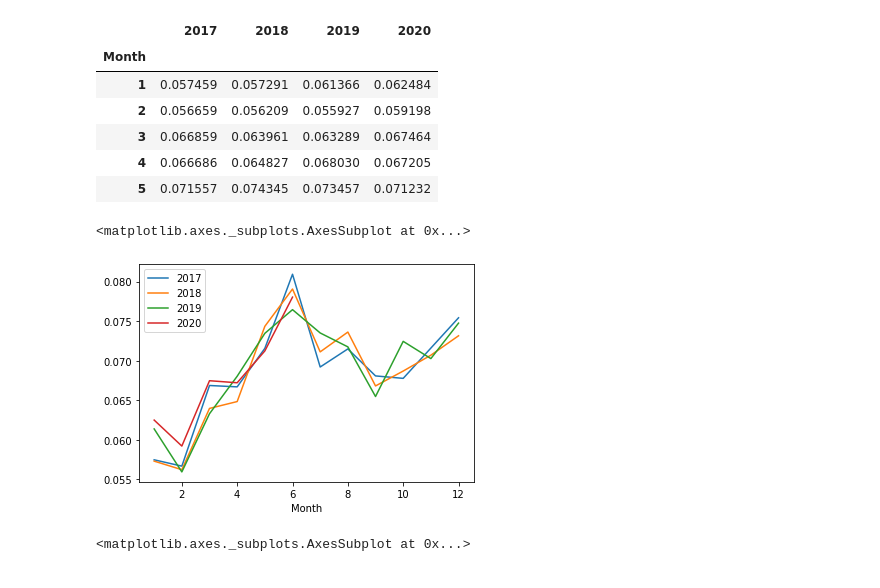
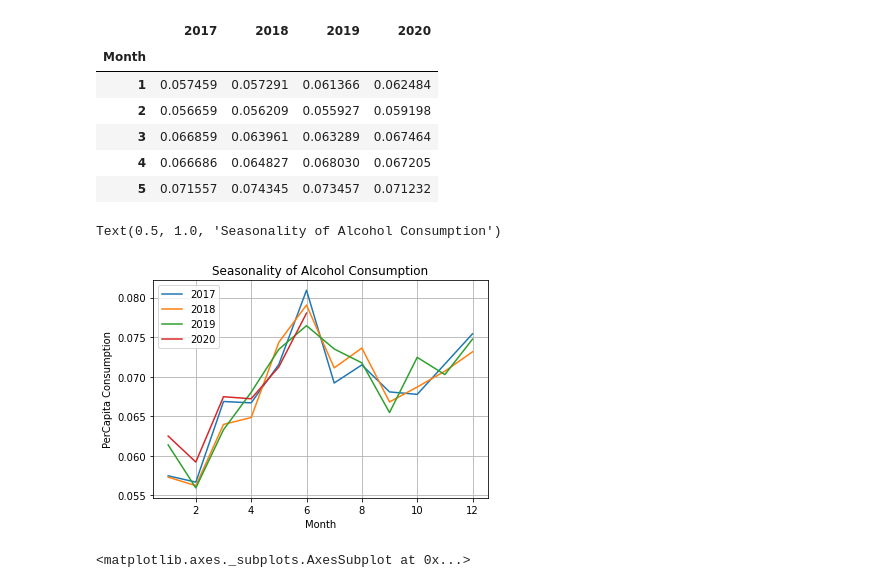
Before and after one commit to zach-18/Project_1_Group_3, a Jupyter notebook: PZJupyter.ipynb, the cells around one changed output. Saved outputs shown, nothing was run; the diff lists cells and outputs as text; code cells hidden in the pictures.

Commit message:
Updated visualization 1

```diff
--- a/PZJupyter.ipynb
+++ b/PZJupyter.ipynb
@@ -76,11 +76,15 @@ final_plot_df.head()
 | 3 | 0.066859 | 0.063961 | 0.063289 | 0.067464 |
 | 4 | 0.066686 | 0.064827 | 0.068030 | 0.067205 |
 | 5 | 0.071557 | 0.074345 | 0.073457 | 0.071232 |
-# %%
-final_plot_df.plot()
-# %% [output]
-<matplotlib.axes._subplots.AxesSubplot at 0x...>
-[figure, removed]
+# %%
+final_plot_df.plot()
+plt.xlabel("Month")
+plt.grid()
+plt.ylabel("PerCapita Consumption")
+plt.title("Seasonality of Alcohol Consumption")
+# %% [output]
+Text(0.5, 1.0, 'Seasonality of Alcohol Consumption')
+[figure, added]
 # %%
 import matplotlib.pyplot as plt
 #plt.plot(["PerCapita mean"])
```
